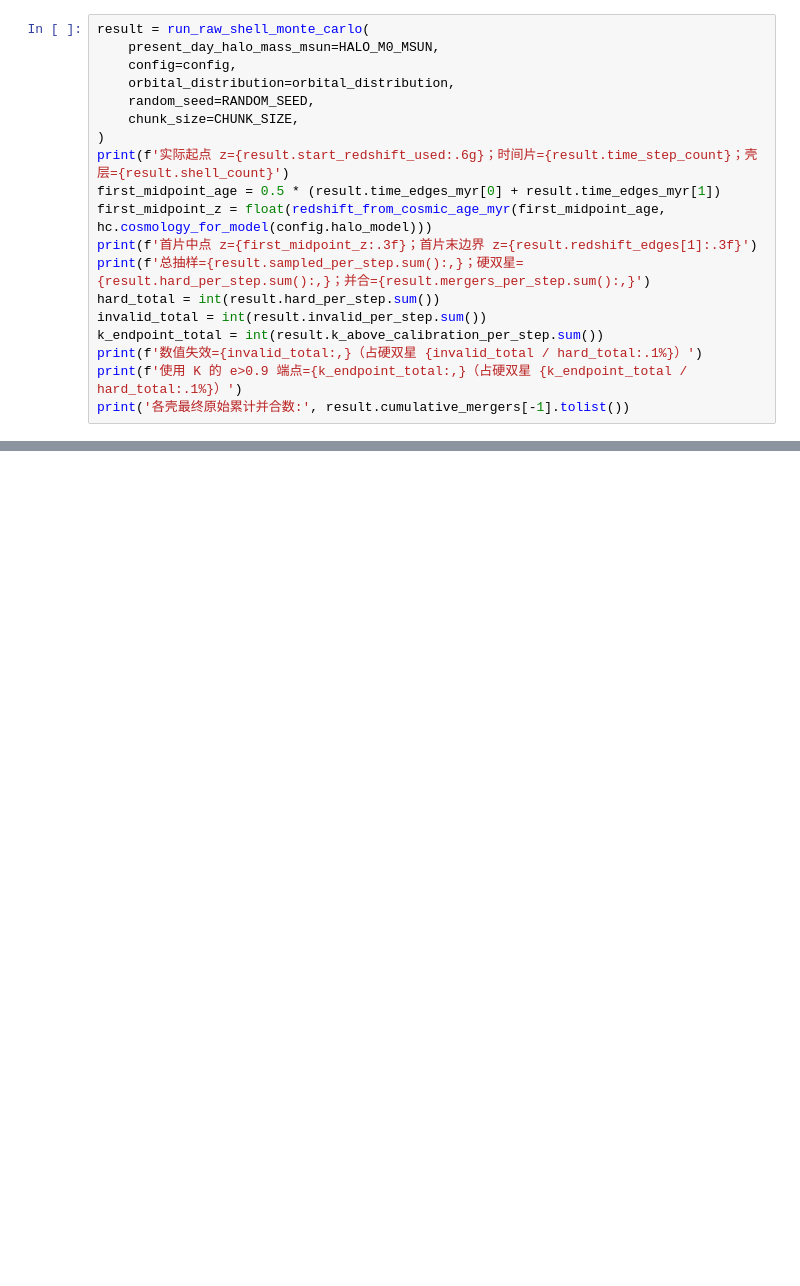
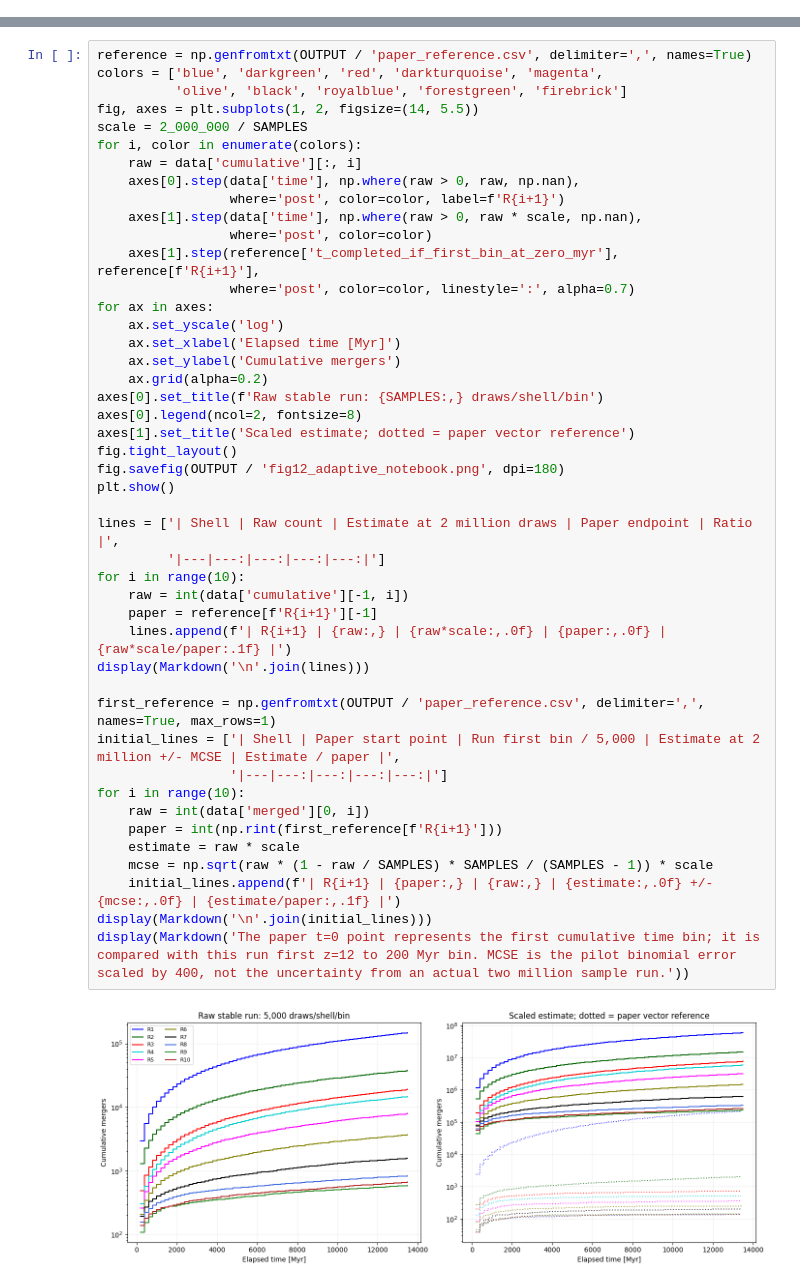
Before and after one commit to zehangstar/2-body-pbh-merger-channel-and-numerical-simulation-, a Jupyter notebook: notebooks/fig_12.ipynb, the cells around one changed output, grey strips where cells are left out. Cells and saved outputs as stored; diff of their text form; blank space fills up the shorter version.

```diff
--- a/notebooks/fig_12.ipynb
+++ b/notebooks/fig_12.ipynb
@@ -69,19 +73,0 @@ else:
-# %%
-result = run_raw_shell_monte_carlo(
-    present_day_halo_mass_msun=HALO_M0_MSUN,
-    config=config,
-    orbital_distribution=orbital_distribution,
-    random_seed=RANDOM_SEED,
-    chunk_size=CHUNK_SIZE,
-)
-print(f'实际起点 z={result.start_redshift_used:.6g}；时间片={result.time_step_count}；壳层={result.shell_count}')
-first_midpoint_age = 0.5 * (result.time_edges_myr[0] + result.time_edges_myr[1])
-first_midpoint_z = float(redshift_from_cosmic_age_myr(first_midpoint_age, hc.cosmology_for_model(config.halo_model)))
-print(f'首片中点 z={first_midpoint_z:.3f}；首片末边界 z={result.redshift_edges[1]:.3f}')
-print(f'总抽样={result.sampled_per_step.sum():,}；硬双星={result.hard_per_step.sum():,}；并合={result.mergers_per_step.sum():,}')
-hard_total = int(result.hard_per_step.sum())
-invalid_total = int(result.invalid_per_step.sum())
-k_endpoint_total = int(result.k_above_calibration_per_step.sum())
-print(f'数值失效={invalid_total:,}（占硬双星 {invalid_total / hard_total:.1%}）')
-print(f'使用 K 的 e>0.9 端点={k_endpoint_total:,}（占硬双星 {k_endpoint_total / hard_total:.1%}）')
-print('各壳最终原始累计并合数:', result.cumulative_mergers[-1].tolist())
@@ -171,0 +120,47 @@ print('已保存:', FIGURE_PNG.name, CURVE_CSV.name, COUNTS_CSV.name, CONFIG_JSO
+# %%
+reference = np.genfromtxt(OUTPUT / 'paper_reference.csv', delimiter=',', names=True)
+colors = ['blue', 'darkgreen', 'red', 'darkturquoise', 'magenta',
+          'olive', 'black', 'royalblue', 'forestgreen', 'firebrick']
+fig, axes = plt.subplots(1, 2, figsize=(14, 5.5))
+scale = 2_000_000 / SAMPLES
+for i, color in enumerate(colors):
+    raw = data['cumulative'][:, i]
+    axes[0].step(data['time'], np.where(raw > 0, raw, np.nan),
+                 where='post', color=color, label=f'R{i+1}')
+    axes[1].step(data['time'], np.where(raw > 0, raw * scale, np.nan),
+                 where='post', color=color)
+    axes[1].step(reference['t_completed_if_first_bin_at_zero_myr'], reference[f'R{i+1}'],
+                 where='post', color=color, linestyle=':', alpha=0.7)
+for ax in axes:
+    ax.set_yscale('log')
+    ax.set_xlabel('Elapsed time [Myr]')
+    ax.set_ylabel('Cumulative mergers')
+    ax.grid(alpha=0.2)
+axes[0].set_title(f'Raw stable run: {SAMPLES:,} draws/shell/bin')
+axes[0].legend(ncol=2, fontsize=8)
+axes[1].set_title('Scaled estimate; dotted = paper vector reference')
+fig.tight_layout()
+fig.savefig(OUTPUT / 'fig12_adaptive_notebook.png', dpi=180)
+plt.show()
+
+lines = ['| Shell | Raw count | Estimate at 2 million draws | Paper endpoint | Ratio |',
+         '|---|---:|---:|---:|---:|']
+for i in range(10):
+    raw = int(data['cumulative'][-1, i])
+    paper = reference[f'R{i+1}'][-1]
+    lines.append(f'| R{i+1} | {raw:,} | {raw*scale:,.0f} | {paper:,.0f} | {raw*scale/paper:.1f} |')
+display(Markdown('\n'.join(lines)))
+
+first_reference = np.genfromtxt(OUTPUT / 'paper_reference.csv', delimiter=',', names=True, max_rows=1)
+initial_lines = ['| Shell | Paper start point | Run first bin / 5,000 | Estimate at 2 million +/- MCSE | Estimate / paper |',
+                 '|---|---:|---:|---:|---:|']
+for i in range(10):
+    raw = int(data['merged'][0, i])
+    paper = int(np.rint(first_reference[f'R{i+1}']))
+    estimate = raw * scale
+    mcse = np.sqrt(raw * (1 - raw / SAMPLES) * SAMPLES / (SAMPLES - 1)) * scale
+    initial_lines.append(f'| R{i+1} | {paper:,} | {raw:,} | {estimate:,.0f} +/- {mcse:,.0f} | {estimate/paper:,.1f} |')
+display(Markdown('\n'.join(initial_lines)))
+display(Markdown('The paper t=0 point represents the first cumulative time bin; it is compared with this run first z=12 to 200 Myr bin. MCSE is the pilot binomial error scaled by 400, not the uncertainty from an actual two million sample run.'))
+# %% [output]
+[figure, added]
```
Also changed, not shown: parts of 15 cells of this notebook, 44 other files.
